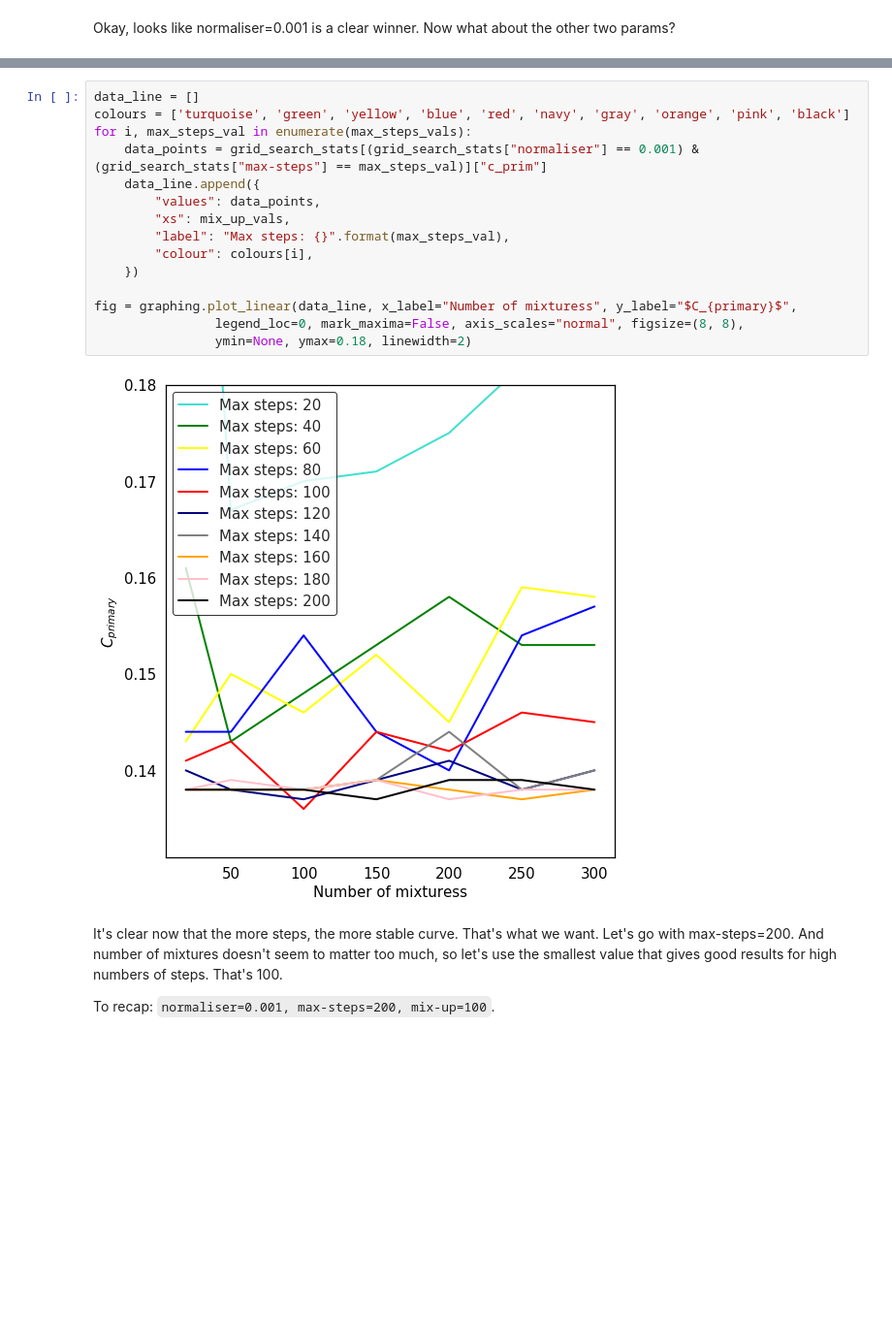
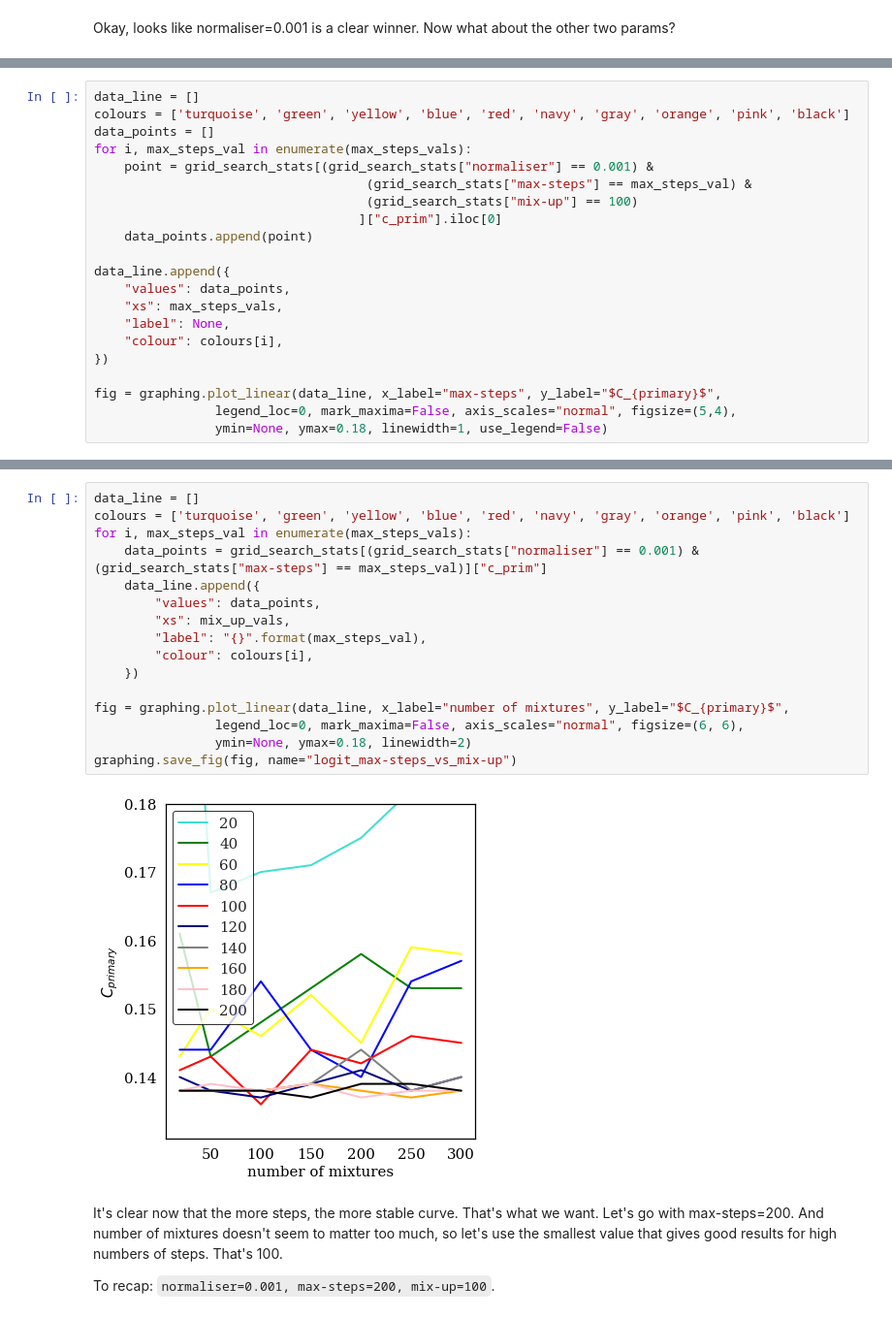
Before and after one commit to samsucik/prosodic-lid-globalphone-dissertation, a Jupyter notebook: graphing/Graphing.ipynb, the cells around one changed output, grey strips where cells are left out. Shown at 97% size. Saved outputs shown, nothing was run; the diff lists cells and outputs as text; blank space fills up the shorter version.

```diff
--- a/graphing/Graphing.ipynb
+++ b/graphing/Graphing.ipynb
@@ -446,0 +497,21 @@ Cool, looks like numer of mixtures could be 50 or 100.
+# %%
+data_line = []
+colours = ['turquoise', 'green', 'yellow', 'blue', 'red', 'navy', 'gray', 'orange', 'pink', 'black']
+data_points = []
+for i, max_steps_val in enumerate(max_steps_vals):
+    point = grid_search_stats[(grid_search_stats["normaliser"] == 0.001) &
+                                    (grid_search_stats["max-steps"] == max_steps_val) &
+                                    (grid_search_stats["mix-up"] == 100)
+                                   ]["c_prim"].iloc[0]
+    data_points.append(point)
+
+data_line.append({
+    "values": data_points,
+    "xs": max_steps_vals,
+    "label": None,
+    "colour": colours[i],
+})
+
+fig = graphing.plot_linear(data_line, x_label="max-steps", y_label="$C_{primary}$",
+                legend_loc=0, mark_maxima=False, axis_scales="normal", figsize=(5,4),
+                ymin=None, ymax=0.18, linewidth=1, use_legend=False)
@@ -447,20 +520,21 @@ Cool, looks like numer of mixtures could be 50 or 100.
 # %%
 data_line = []
 colours = ['turquoise', 'green', 'yellow', 'blue', 'red', 'navy', 'gray', 'orange', 'pink', 'black']
 for i, max_steps_val in enumerate(max_steps_vals):
     data_points = grid_search_stats[(grid_search_stats["normaliser"] == 0.001) & (grid_search_stats["max-steps"] == max_steps_val)]["c_prim"]
     data_line.append({
         "values": data_points,
         "xs": mix_up_vals,
-        "label": "Max steps: {}".format(max_steps_val),
+        "label": "{}".format(max_steps_val),
         "colour": colours[i],
     })
 
-fig = graphing.plot_linear(data_line, x_label="Number of mixturess", y_label="$C_{primary}$",
-                legend_loc=0, mark_maxima=False, axis_scales="normal", figsize=(8, 8),
+fig = graphing.plot_linear(data_line, x_label="number of mixtures", y_label="$C_{primary}$",
+                legend_loc=0, mark_maxima=False, axis_scales="normal", figsize=(6, 6),
                 ymin=None, ymax=0.18, linewidth=2)
+graphing.save_fig(fig, name="logit_max-steps_vs_mix-up")
 # %% [output]
-[figure, old version]
+[figure, new version]
 # %% [markdown]
 It's clear now that the more steps, the more stable curve. That's what we want. Let's go with max-steps=200. And number of mixtures doesn't seem to matter too much, so let's use the smallest value that gives good results for high numbers of steps. That's 100.
 
```
Also changed, not shown: parts of 9 cells of this notebook, 26 other files.
